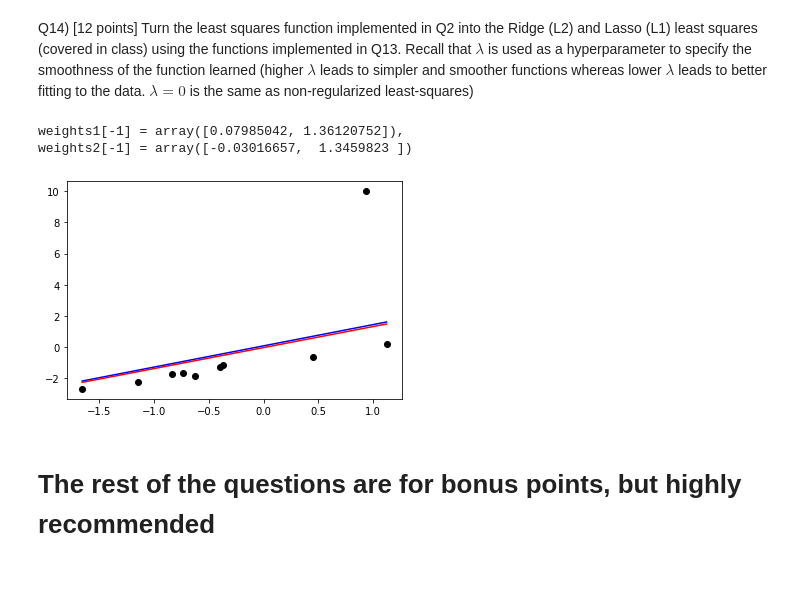
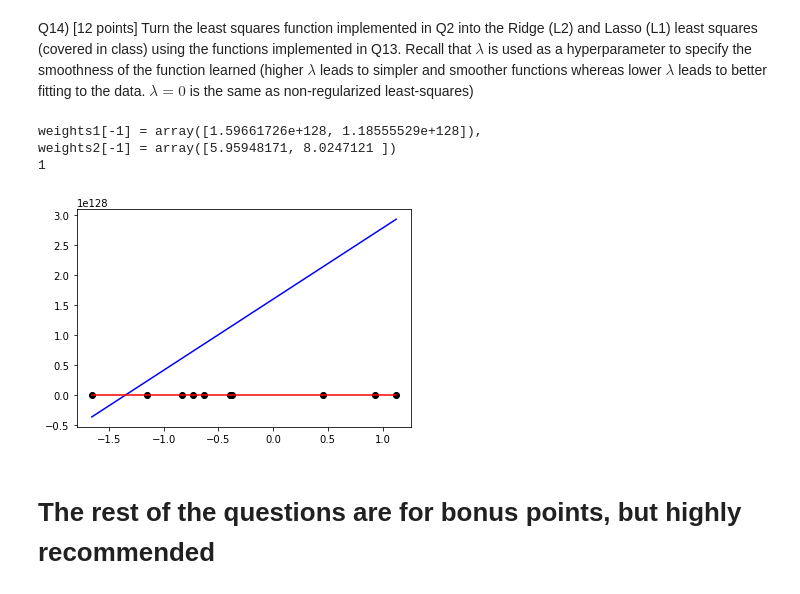
Before and after one commit to lostflux/machine-learning, a Jupyter notebook: HW2/HW2.ipynb, the cells around one changed output. Drawn from its saved outputs; the diff is of its cells as text; code cells hidden in the pictures.

```diff
--- a/HW2/HW2.ipynb
+++ b/HW2/HW2.ipynb
@@ -218,7 +236,8 @@ mad2 = 1.09670195220381
 Q13) [6 points] Implement the L1 and L2 regularizers from class. Recall the regularizers take in input the weight vector and return a score based on the L1 or L2 norm of the weights
 # %%
 def L2_regularizer(w):
-    L2 = np.sqrt(np.sum(np.square(w)))
+    # L2 = np.sqrt(np.sum(np.square(w)))
+    L2 = np.sum(np.square(w))
     return L2
 
 def L1_regularizer(w):
@@ -257,37 +276,39 @@ def gradient_descent(g, alpha, lmbda, max_its, w, x, y):
     weight_history = [w]
     cost_history = [g(w, x, y, lmbda)]
 
     # 1. iterate
     for step in range(max_its):
 
         # 2. step
         w -= alpha * gradient(w, x, y, lmbda)
 
         # 3. record
         cost_history.append(g(w, x, y, lmbda))
         weight_history.append(w)
 
     return weight_history, cost_history
 
 max_its = 100
 alpha = 0.1
-lmbda = 2
+lmbda = 100
 weights1, costs1 = gradient_descent(ridge, alpha, lmbda, max_its, np.array([1.0, 1.0]), x, y)
 weights2, costs2 = gradient_descent(lasso, alpha, lmbda, max_its, np.array([1.0, 1.0]), x, y)
 
 s = np.linspace(np.min(x),np.max(x))
 
 print(f"{weights1[-1] = },\n{weights2[-1] = }")
 ys1 = model(s, weights1[-1])
 ys2 = model(s, weights2[-1])
 plt.scatter(x, y, color="black")
+print(len(y))
 plt.plot(s, ys1, color='blue')
 plt.plot(s, ys2, color='red')
 plt.show()
 # %% [output]
-weights1[-1] = array([0.07985042, 1.36120752]),
-weights2[-1] = array([-0.03016657,  1.3459823 ])
+weights1[-1] = array([1.59661726e+128, 1.18555529e+128]),
+weights2[-1] = array([5.95948171, 8.0247121 ])
+1
-[figure, old version]
+[figure, new version]
 # %% [markdown]
 # The rest of the questions are for bonus points, but highly recommended
 # %% [markdown]
```
Also changed, not shown: parts of 7 cells of this notebook.
